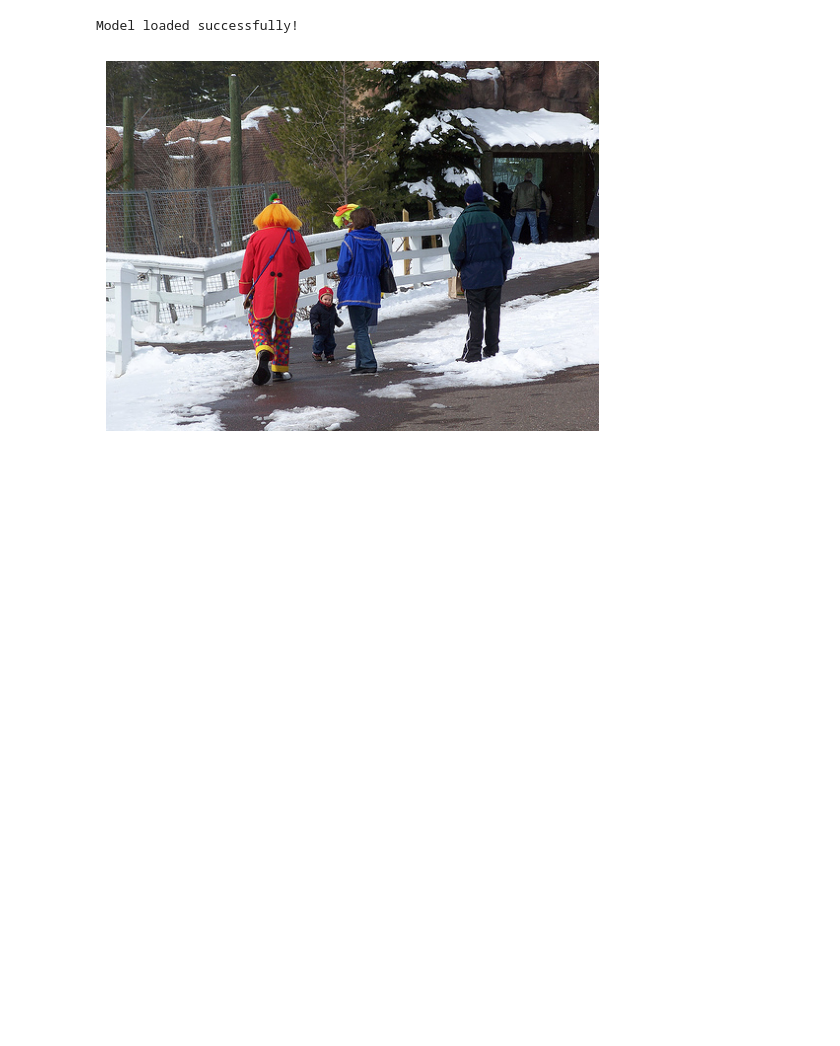
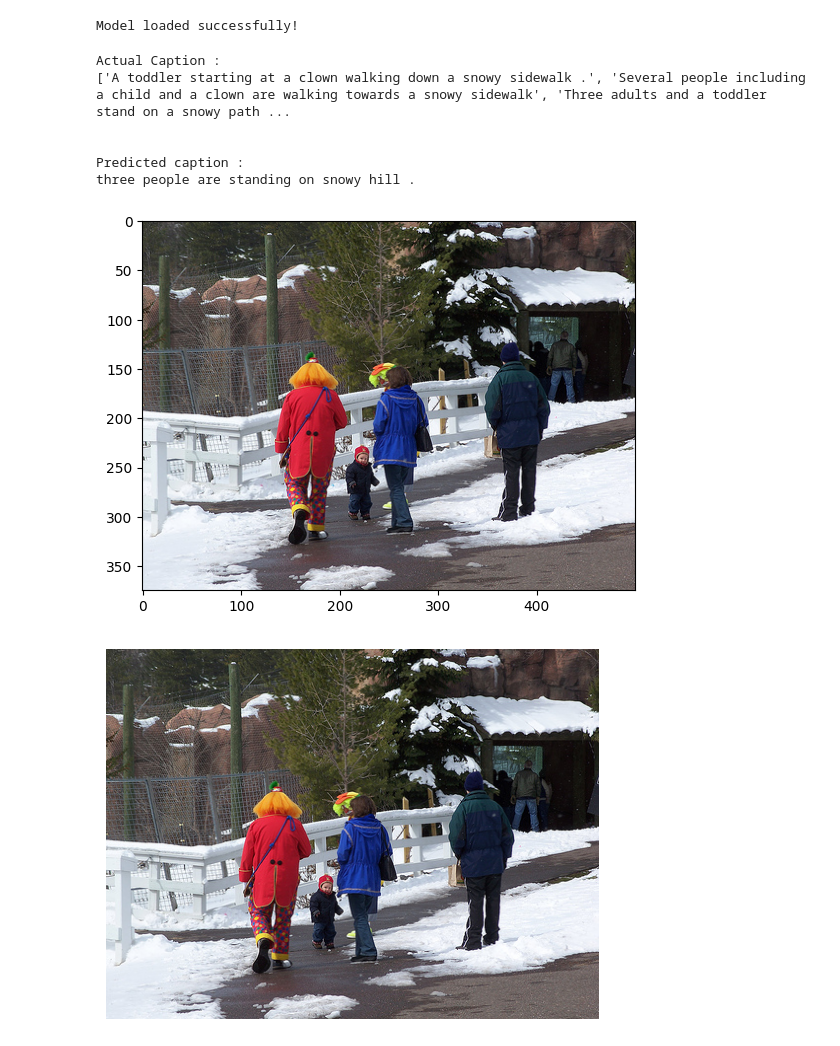
Before and after one commit to prad101/smart-caption-generator, a Jupyter notebook: 01-smart_caption_generator.ipynb, the cells around one changed output. Cells and saved outputs as stored; diff of their text form; code cells hidden in the pictures; blank space fills up the shorter version.

```diff
--- a/01-smart_caption_generator.ipynb
+++ b/01-smart_caption_generator.ipynb
@@ -789,7 +791,7 @@ from models.ImageCaptionModel import ImageCaptionModel, PositionalEncoding  # If
 torch.serialization.add_safe_globals([ImageCaptionModel])
 
 # Now load the model
-model = torch.load("data/BestModel.pth",
+model = torch.load("data/BestModel_50.pth",
     map_location=torch.device('cpu'),
     weights_only=False
 )
@@ -800,7 +802,7 @@ print("Model loaded successfully!")
 # %% [output]
 Model loaded successfully!
 # %%
-valid_img_embed = pd.read_pickle('data/EncodedImageValidResNet.pkl')
+valid_img_embed = pd.read_pickle('data/EncodedImageValidResNet_50.pkl')
 # %%
 def generate_caption(K, img_nm):
     img_loc = 'data/Images/'+str(img_nm)
@@ -924,4 +926,15 @@ def generate_caption_new(img_nm, K=5, use_sampling=False):
 # Usage:
 # generate_caption('example.jpg', K=5, use_sampling=False)  # Greedy (best for accuracy)
 # generate_caption('example.jpg', K=5, use_sampling=True)   # Sampling (more diverse)
+# %%
+# model trained with 50 epochs
+generate_caption(3, unq_valid_imgs.iloc[76]['image'])
+# %% [output]
+Actual Caption :
+['A toddler starting at a clown walking down a snowy sidewalk .', 'Several people including a child and a clown are walking towards a snowy sidewalk', 'Three adults and a toddler stand on a snowy path ...
+
+
+Predicted caption :
+three people are standing on snowy hill .
+[figure, added]
 # %%
```
Also changed, not shown: parts of 2 cells of this notebook, 1 other file.
